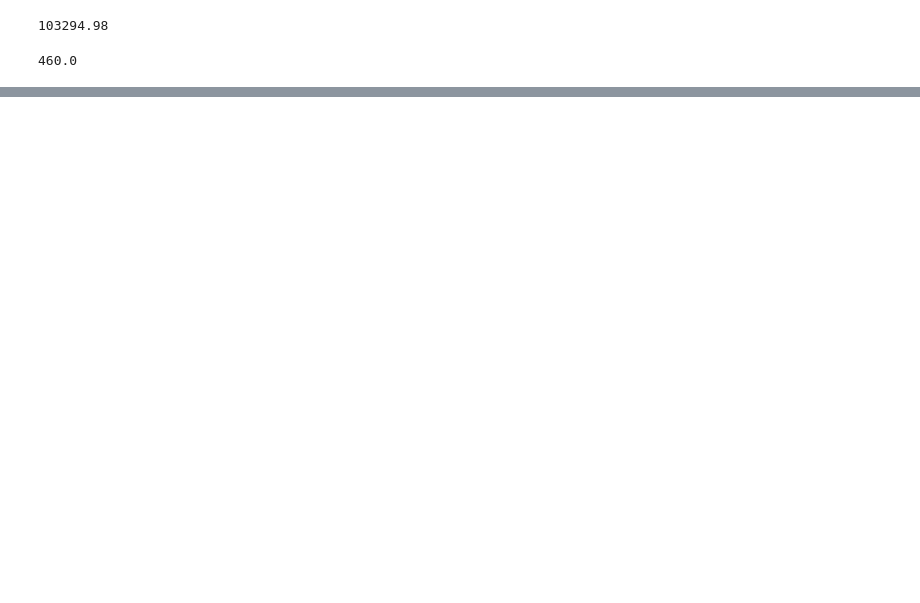
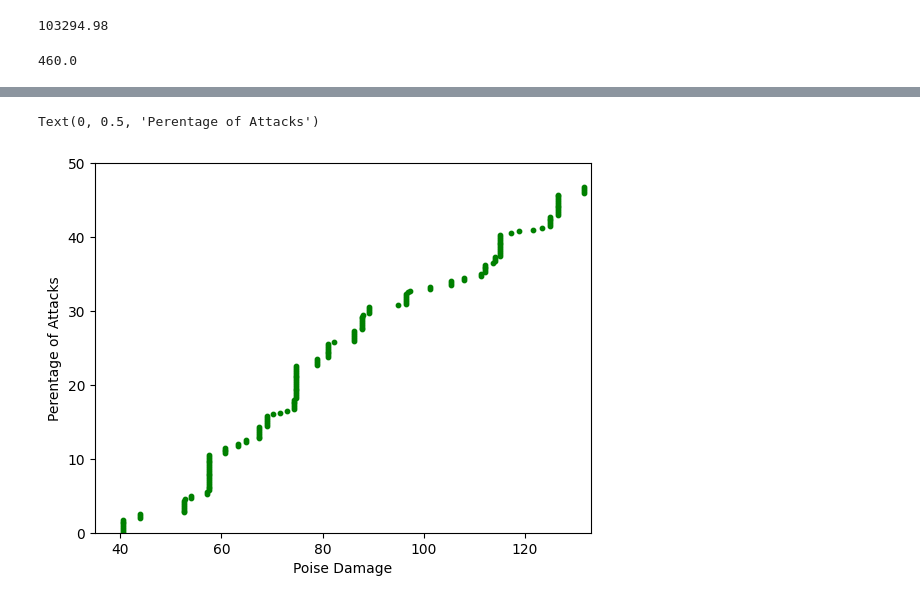
Before and after one commit to DS385Fall22/project-AlexRichards982, a Jupyter notebook: Elden_Ring_Analysis.ipynb, the cells around one changed output, grey strips where cells are left out. Cells and saved outputs as stored; diff of their text form; code cells hidden in the pictures; blank space fills up the shorter version.

```diff
--- a/Elden_Ring_Analysis.ipynb
+++ b/Elden_Ring_Analysis.ipynb
@@ -224,0 +375,9 @@ np.percentile(PseArray, 2)
+# %%
+plt.scatter(PsePer,per, s=10, color='green')
+plt.xlim(35,133)
+plt.ylim(0,50)
+plt.xlabel("Poise Damage")
+plt.ylabel("Perentage of Attacks")
+# %% [output]
+Text(0, 0.5, 'Perentage of Attacks')
+[figure, added]
```
Also changed, not shown: parts of 31 cells of this notebook, 1 other file.
